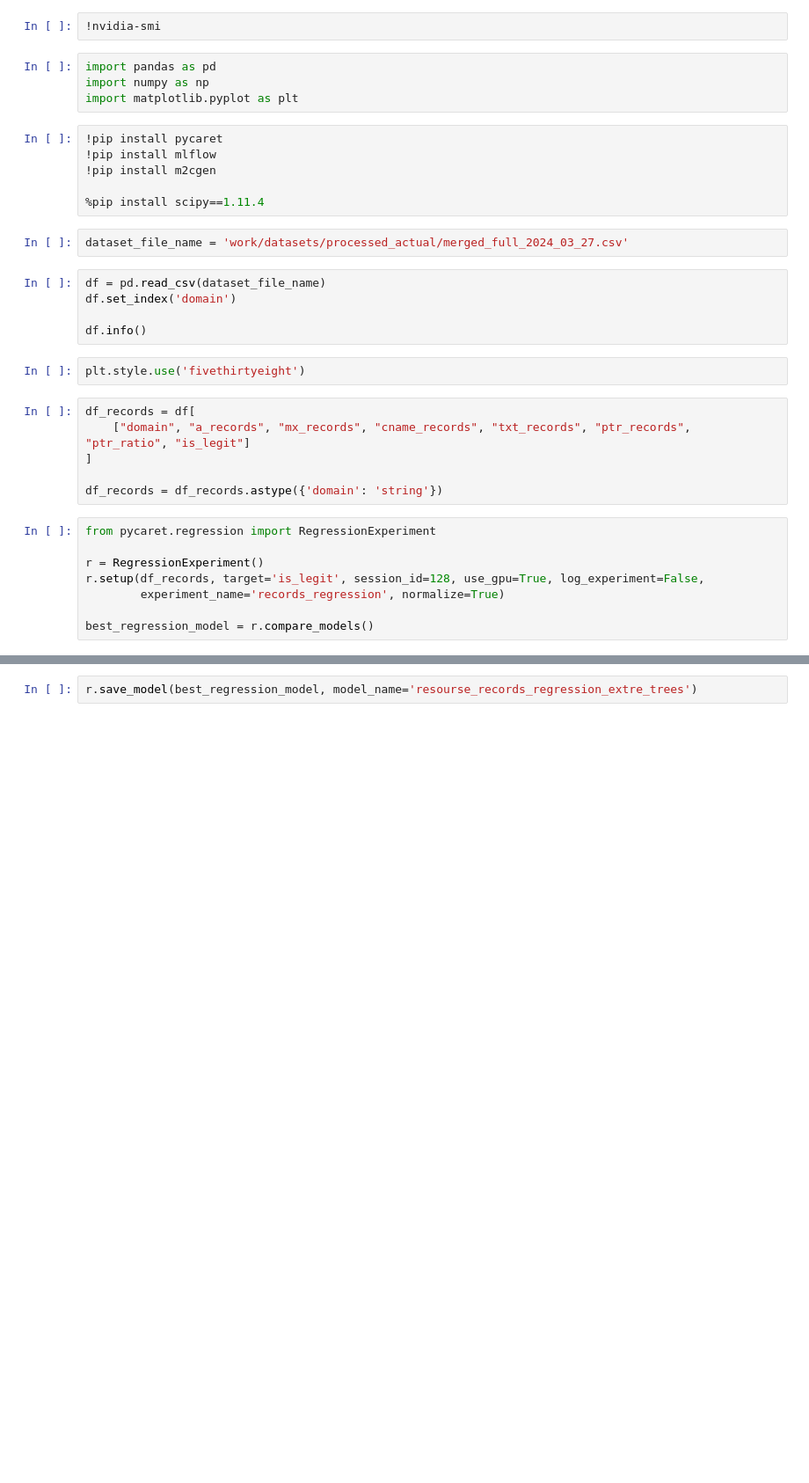
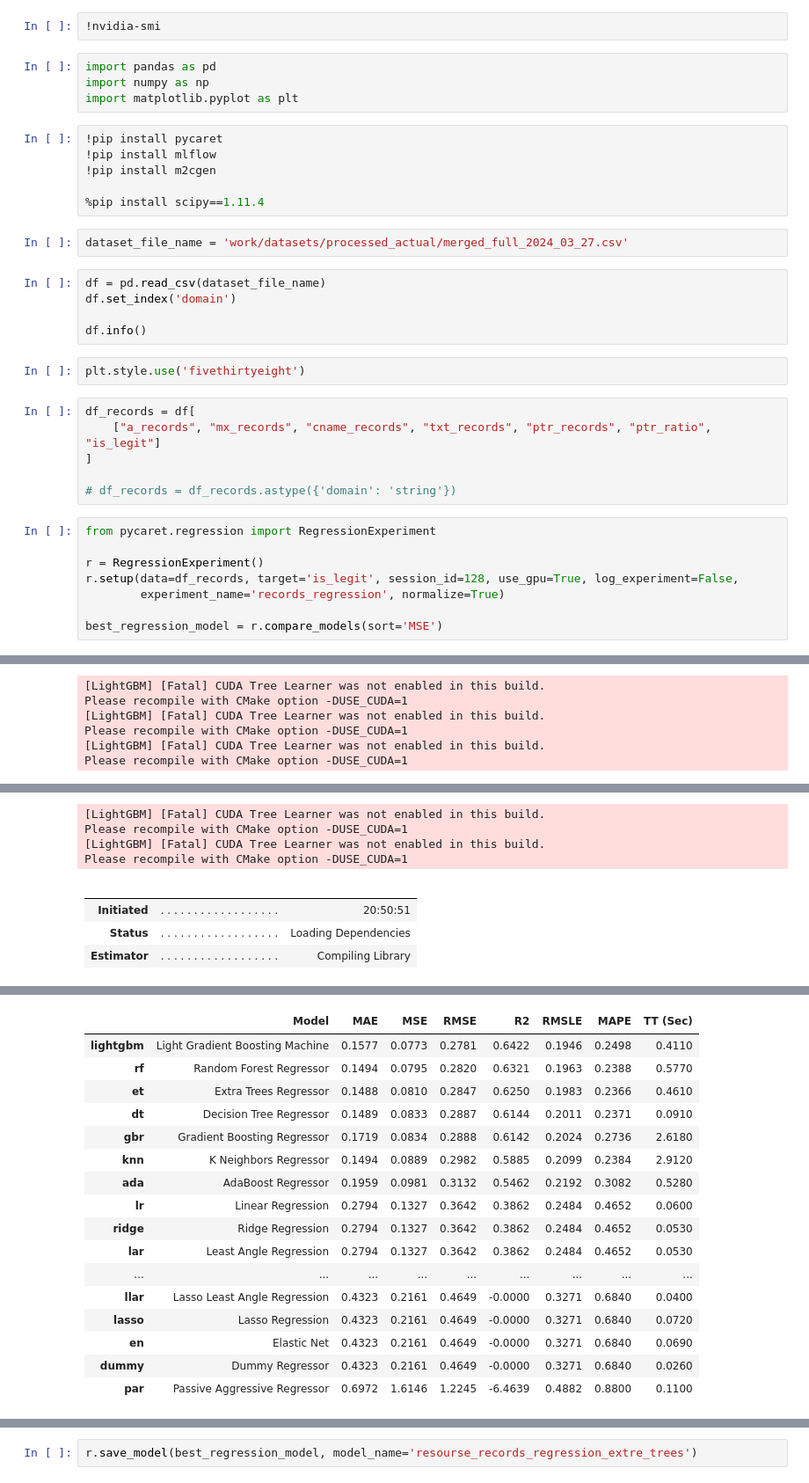
Before and after one commit to Qvineox/domain-threat-intelligence-analyzer-mirror, a Jupyter notebook: jupyter/notebooks/dns_records.ipynb, the cells around one changed output, grey strips where cells are left out. Shown at 88% size. Saved outputs shown, nothing was run; the diff lists cells and outputs as text; blank space fills up the shorter version.

Commit message:
compiled models malfunction

```diff
--- a/jupyter/notebooks/dns_records.ipynb
+++ b/jupyter/notebooks/dns_records.ipynb
@@ -21,15 +21,16 @@ df.info()
 plt.style.use('fivethirtyeight')
 # %%
 df_records = df[
-    ["domain", "a_records", "mx_records", "cname_records", "txt_records", "ptr_records", "ptr_ratio", "is_legit"]
+    ["a_records", "mx_records", "cname_records", "txt_records", "ptr_records", "ptr_ratio", "is_legit"]
 ]
 
-df_records = df_records.astype({'domain': 'string'})
+# df_records = df_records.astype({'domain': 'string'})
 # %%
 from pycaret.regression import RegressionExperiment
 
 r = RegressionExperiment()
-r.setup(df_records, target='is_legit', session_id=128, use_gpu=True, log_experiment=False,
+r.setup(data=df_records, target='is_legit', session_id=128, use_gpu=True, log_experiment=False,
         experiment_name='records_regression', normalize=True)
 
-best_regression_model = r.compare_models()
+best_regression_model = r.compare_models(sort='MSE')
+# %% [output]
@@ -35,0 +127,6 @@ best_regression_model = r.compare_models()
+[LightGBM] [Fatal] CUDA Tree Learner was not enabled in this build.
+Please recompile with CMake option -DUSE_CUDA=1
+[LightGBM] [Fatal] CUDA Tree Learner was not enabled in this build.
+Please recompile with CMake option -DUSE_CUDA=1
+[LightGBM] [Fatal] CUDA Tree Learner was not enabled in this build.
+Please recompile with CMake option -DUSE_CUDA=1
@@ -35,0 +162,9 @@ best_regression_model = r.compare_models()
+[LightGBM] [Fatal] CUDA Tree Learner was not enabled in this build.
+Please recompile with CMake option -DUSE_CUDA=1
+[LightGBM] [Fatal] CUDA Tree Learner was not enabled in this build.
+Please recompile with CMake option -DUSE_CUDA=1
+|  |  |  |
+|  |  |  |
+| Initiated | . . . . . . . . . . . . . . . . . . | 20:50:51 |
+| Status | . . . . . . . . . . . . . . . . . . | Loading Dependencies |
+| Estimator | . . . . . . . . . . . . . . . . . . | Compiling Library |
@@ -36 +172,18 @@ best_regression_model = r.compare_models()
+|  | Model | MAE | MSE | RMSE | R2 | RMSLE | MAPE | TT (Sec) |
+| lightgbm | Light Gradient Boosting Machine | 0.1577 | 0.0773 | 0.2781 | 0.6422 | 0.1946 | 0.2498 | 0.4110 |
+| rf | Random Forest Regressor | 0.1494 | 0.0795 | 0.2820 | 0.6321 | 0.1963 | 0.2388 | 0.5770 |
+| et | Extra Trees Regressor | 0.1488 | 0.0810 | 0.2847 | 0.6250 | 0.1983 | 0.2366 | 0.4610 |
+| dt | Decision Tree Regressor | 0.1489 | 0.0833 | 0.2887 | 0.6144 | 0.2011 | 0.2371 | 0.0910 |
+| gbr | Gradient Boosting Regressor | 0.1719 | 0.0834 | 0.2888 | 0.6142 | 0.2024 | 0.2736 | 2.6180 |
+| knn | K Neighbors Regressor | 0.1494 | 0.0889 | 0.2982 | 0.5885 | 0.2099 | 0.2384 | 2.9120 |
+| ada | AdaBoost Regressor | 0.1959 | 0.0981 | 0.3132 | 0.5462 | 0.2192 | 0.3082 | 0.5280 |
+| lr | Linear Regression | 0.2794 | 0.1327 | 0.3642 | 0.3862 | 0.2484 | 0.4652 | 0.0600 |
+| ridge | Ridge Regression | 0.2794 | 0.1327 | 0.3642 | 0.3862 | 0.2484 | 0.4652 | 0.0530 |
+| lar | Least Angle Regression | 0.2794 | 0.1327 | 0.3642 | 0.3862 | 0.2484 | 0.4652 | 0.0530 |
+| ... | ... | ... | ... | ... | ... | ... | ... | ... |
+| llar | Lasso Least Angle Regression | 0.4323 | 0.2161 | 0.4649 | -0.0000 | 0.3271 | 0.6840 | 0.0400 |
+| lasso | Lasso Regression | 0.4323 | 0.2161 | 0.4649 | -0.0000 | 0.3271 | 0.6840 | 0.0720 |
+| en | Elastic Net | 0.4323 | 0.2161 | 0.4649 | -0.0000 | 0.3271 | 0.6840 | 0.0690 |
+| dummy | Dummy Regressor | 0.4323 | 0.2161 | 0.4649 | -0.0000 | 0.3271 | 0.6840 | 0.0260 |
+| par | Passive Aggressive Regressor | 0.6972 | 1.6146 | 1.2245 | -6.4639 | 0.4882 | 0.8800 | 0.1100 |
 # %%
```
Also changed, not shown: parts of 11 cells of this notebook, 11 other files.
